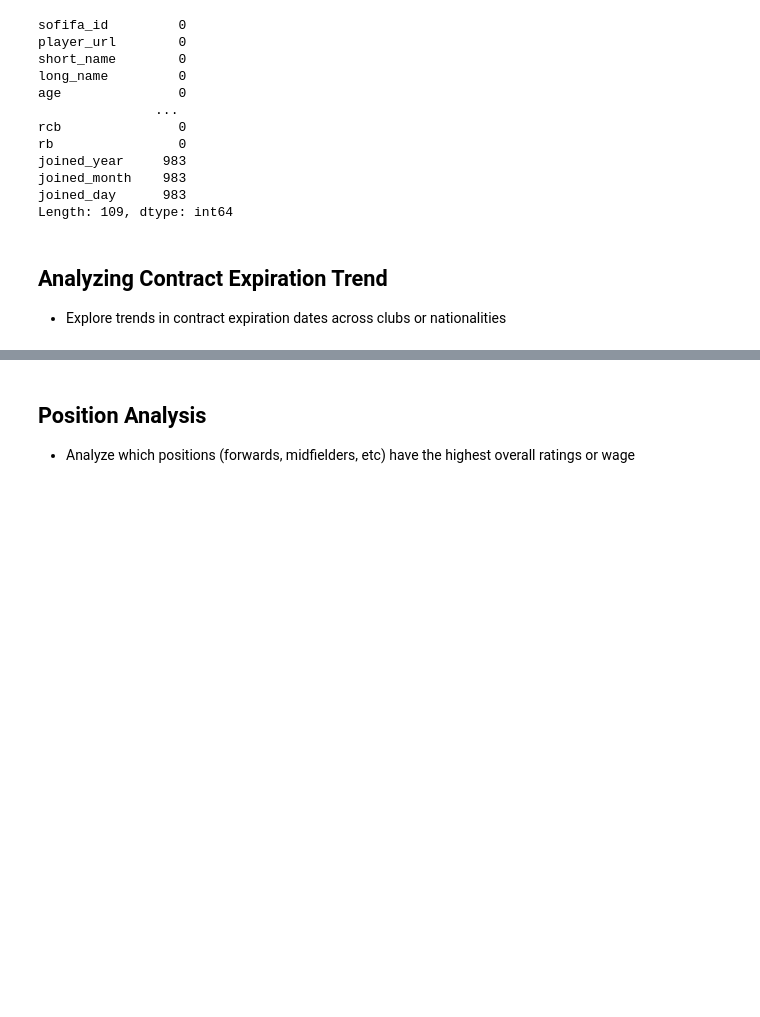
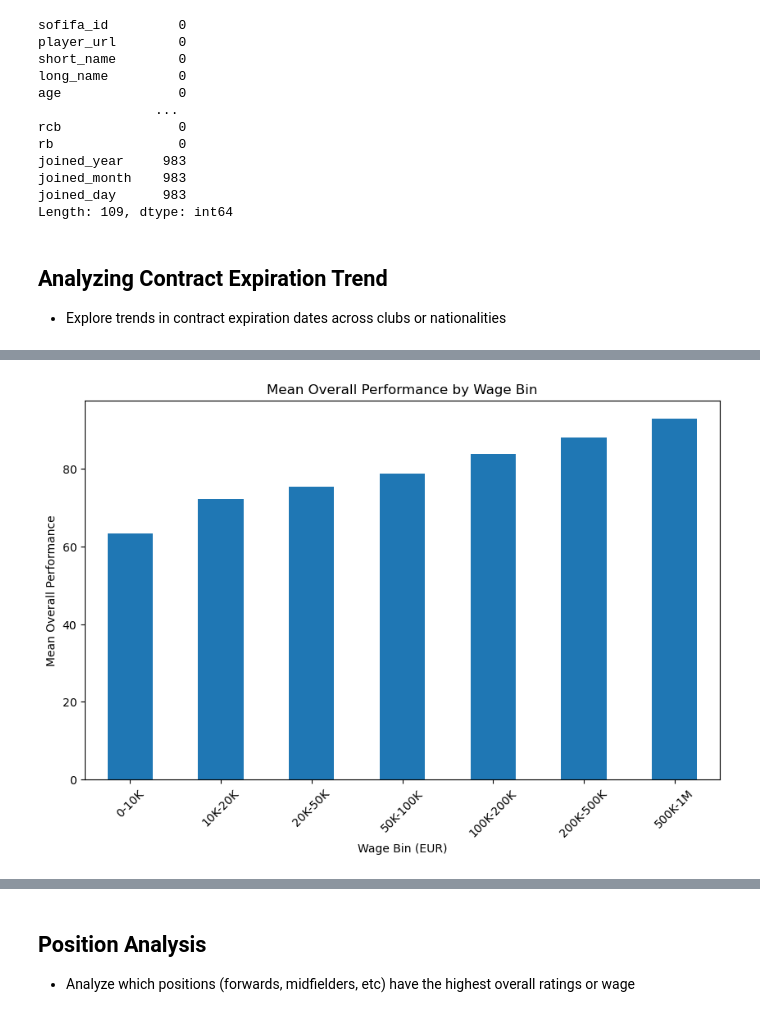
Before and after one commit to hiepxuanho/MSU-Project1, a Jupyter notebook: fifa21.ipynb, the cells around one changed output, grey strips where cells are left out. Drawn from its saved outputs; the diff is of its cells as text; code cells hidden in the pictures; blank space fills up the shorter version.

```diff
--- a/fifa21.ipynb
+++ b/fifa21.ipynb
@@ -113,0 +176,13 @@ Length: 109, dtype: int64
+# %%
+# Create the bar graph
+mean_performance_by_bin = df_performance.groupby('wage_bin')['overall'].mean()
+
+plt.figure(figsize=(10, 6))
+mean_performance_by_bin.plot(kind='bar')
+plt.title('Mean Overall Performance by Wage Bin')
+plt.xlabel('Wage Bin (EUR)')
+plt.ylabel('Mean Overall Performance')
+plt.xticks(rotation=45)
+plt.show()
+# %% [output]
+[figure, added]
```
Also changed, not shown: parts of 16 cells of this notebook.
